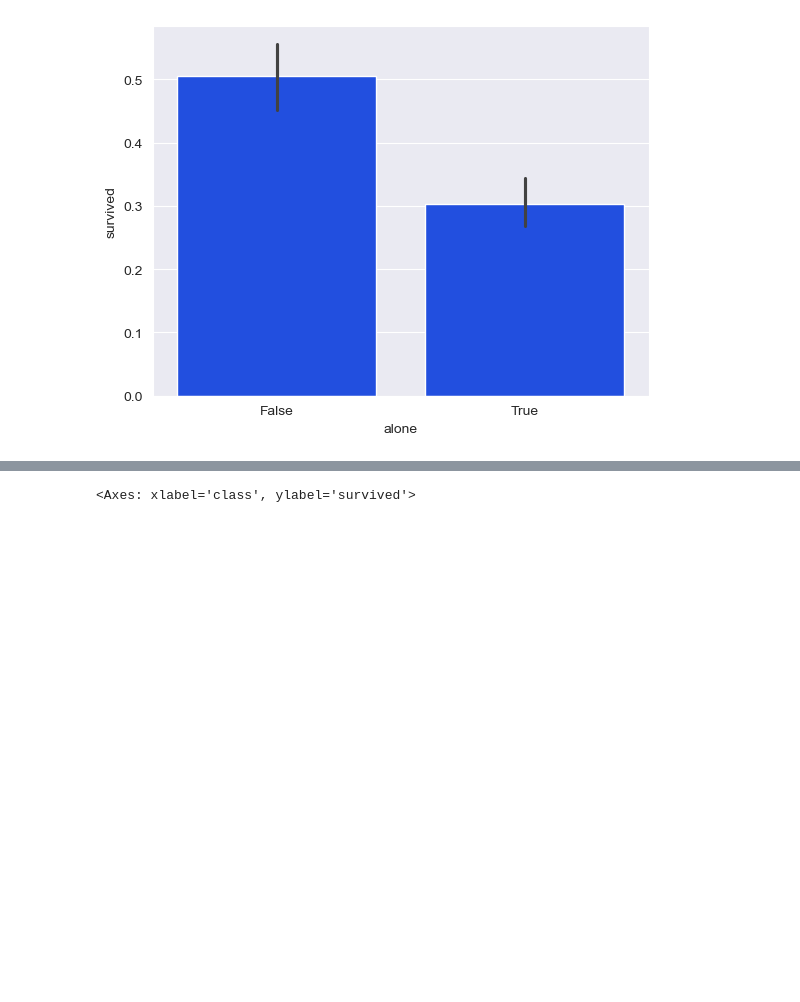
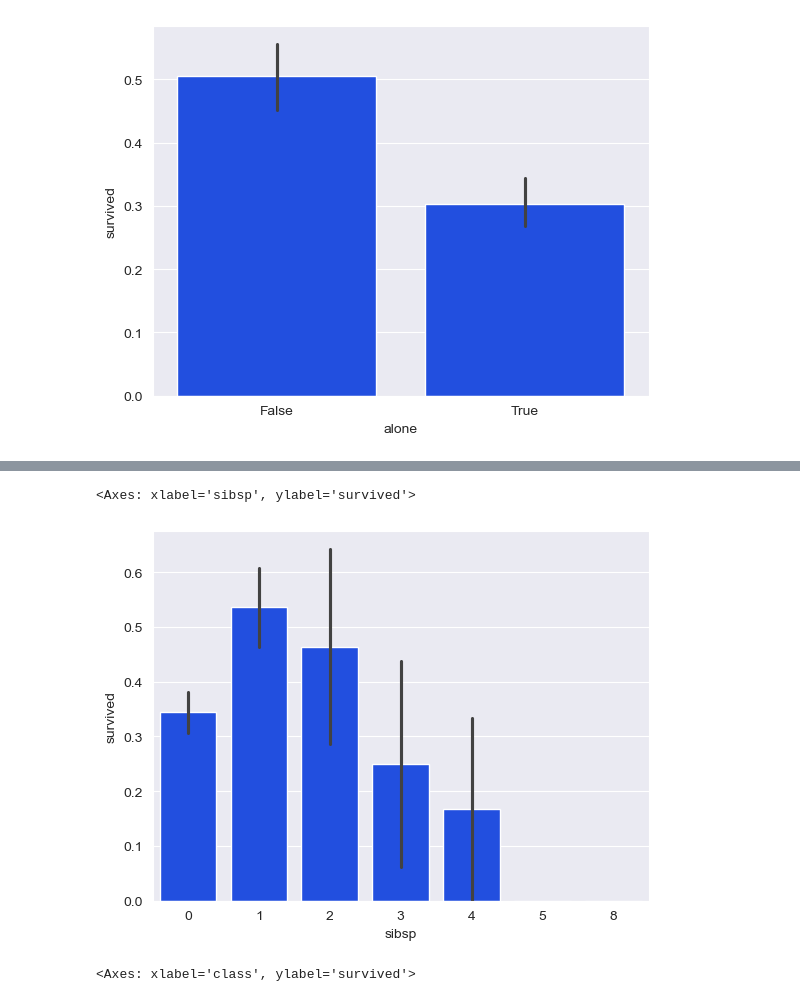
Before and after one commit to Xyehtz/AI-and-Machine-Learning, a Jupyter notebook: Lab 3/part4.ipynb, the cells around one changed output, grey strips where cells are left out. Saved outputs shown, nothing was run; the diff lists cells and outputs as text; code cells hidden in the pictures; blank space fills up the shorter version.

```diff
--- a/Lab 3/part4.ipynb
+++ b/Lab 3/part4.ipynb
@@ -90,9 +88,12 @@ Passing `palette` without assigning `hue` is deprecated and will be removed in v
 # %%
 # Generate a bar plot to examine the survival rates by ‘siblings or spouses (sibsp)’ in the titanic
 # dataset.
 # h. Interpret the visualization and write down a conclusion in the following box
 
-# sns.barplot(x='sibsp', y='survived', data=titanic)
+sns.barplot(x='sibsp', y='survived', data=titanic)
+# %% [output]
+<Axes: xlabel='sibsp', ylabel='survived'>
+[figure, added]
 # %%
 # Generate a bar plot to examine the survival rates by ‘class’ and ‘who’ in the titanic dataset.
 # j. Interpret the visualization and write down a conclusion in the following box
```
Also changed, not shown: parts of 3 cells of this notebook.
